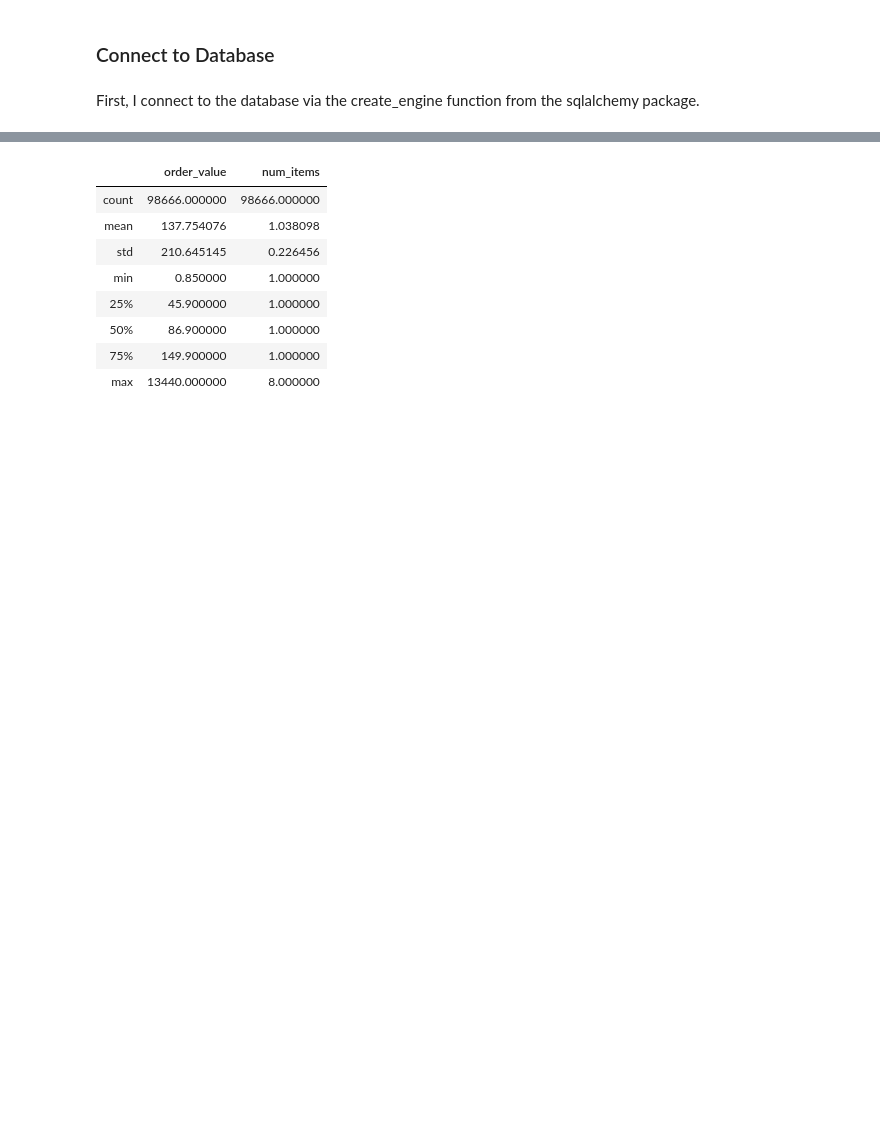
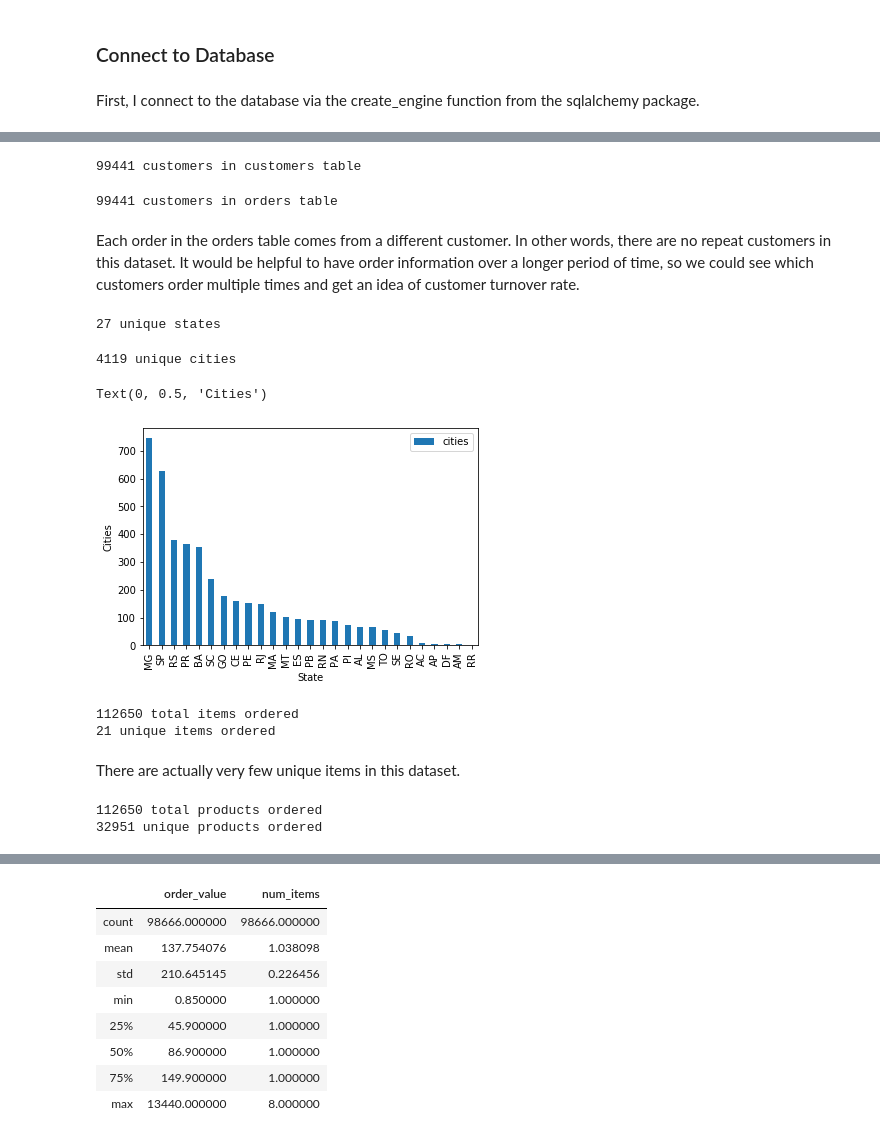
Before and after one commit to cgiannotta/eCommerceAnalysis, a Jupyter notebook: eCommerceSQL.ipynb, the cells around one changed output, grey strips where cells are left out. Saved outputs shown, nothing was run; the diff lists cells and outputs as text; code cells hidden in the pictures; blank space fills up the shorter version.

Commit message:
more analysis, item_id vs product_id, new customers table, city-state orders

```diff
--- a/eCommerceSQL.ipynb
+++ b/eCommerceSQL.ipynb
@@ -41,0 +46,65 @@ engine = create_engine('postgresql://postgres:generic3@localhost/postgres')
+# %%
+# number of customers in customer table
+# customer id is primary key so this is the number of distinct customers
+query = pd.read_sql("select count(customer_id) as num_customers from ecommerce.customers", engine)
+print(int(query['num_customers']), "customers in customers table")
+# %% [output]
+99441 customers in customers table
+# %%
+# number of customers in order table
+query = pd.read_sql("select count(customer_id) as num_customers from ecommerce.orders", engine)
+print(int(query['num_customers']), "customers in orders table")
+# %% [output]
+99441 customers in orders table
+# %% [markdown]
+Each order in the orders table comes from a different customer. In other words, there are no repeat customers in this dataset. It would be helpful to have order information over a longer period of time, so we could see which customers order multiple times and get an idea of customer turnover rate.
+# %%
+# number of states customers come from
+query = pd.read_sql("select count(distinct customer_state) as states from ecommerce.customers", engine)
+print(int(query['states']), "unique states")
+# %% [output]
+27 unique states
+# %%
+# number of cities customers come from
+query = pd.read_sql("select count(distinct customer_city) as cities from ecommerce.customers", engine)
+print(int(query['cities']), 'unique cities')
+# %% [output]
+4119 unique cities
+# %%
+# number of cities per state
+query = pd.read_sql("""select
+                            customer_state,
+                            count(distinct customer_city) as cities
+                        from
+                            ecommerce.customers
+                        group by
+                            customer_state
+                        order by
+                            cities desc""", engine)
+query.plot(x='customer_state', y='cities', kind='bar')
+plt.xlabel("State")
+plt.ylabel("Cities")
+# %% [output]
+Text(0, 0.5, 'Cities')
+[figure, added]
+# %%
+# number of items in items table
+query = pd.read_sql("select count(order_item_id) as total_items_ordered, count(distinct order_item_id) as unique_items from ecommerce.order_items", engine)
+print(int(query['total_items_ordered']), "total items ordered")
+print(int(query['unique_items']), "unique items ordered")
+# %% [output]
+112650 total items ordered
+21 unique items ordered
+# %% [markdown]
+There are actually very few unique items in this dataset.
+# %%
+# number of items in items table
+query = pd.read_sql("""select
+                            count(product_id) as total_products_ordered,
+                            count(distinct product_id) as unique_products
+                        from ecommerce.order_items""", engine)
+print(int(query['total_products_ordered']), "total products ordered")
+print(int(query['unique_products']), "unique products ordered")
+# %% [output]
+112650 total products ordered
+32951 unique products ordered
```
Also changed, not shown: parts of 18 cells of this notebook.
